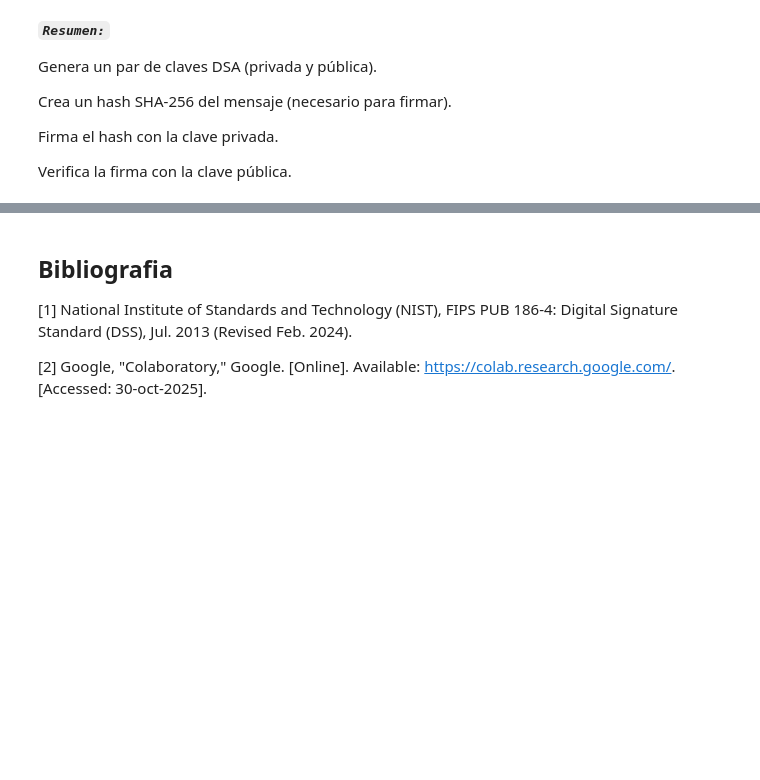
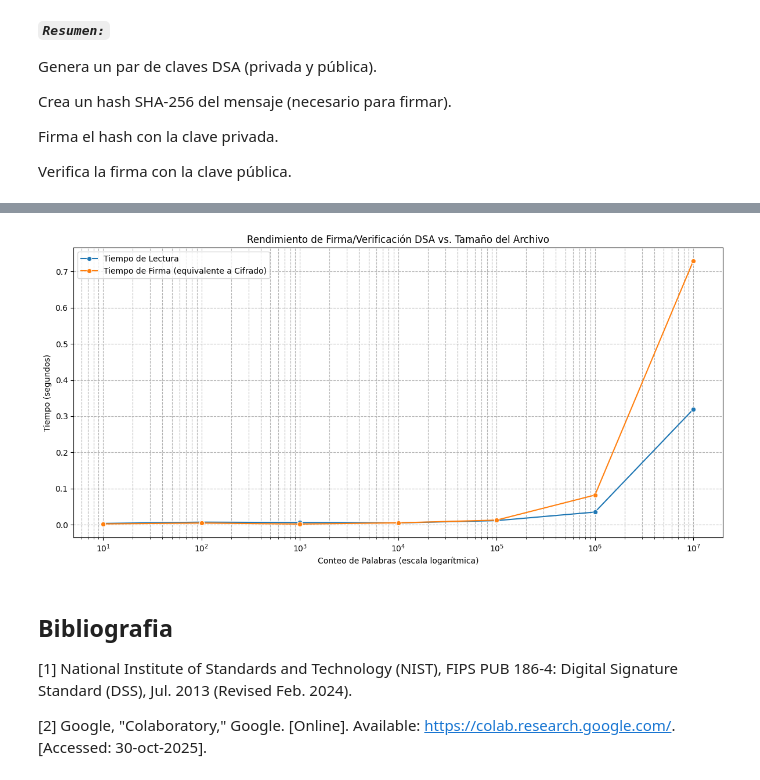
Before and after one commit to 25-26-CSI/GRUPO2, a Jupyter notebook: Tarea04-U1-G2 Algoritmos Simétricos y Asimétricos/Tarea04-U1-G2_ASIMÉTRICO.ipynb, the cells around one changed output, grey strips where cells are left out. Cells and saved outputs as stored; diff of their text form; code cells hidden in the pictures; blank space fills up the shorter version.

```diff
--- a/Tarea04-U1-G2 Algoritmos Simétricos y Asimétricos/Tarea04-U1-G2_ASIMÉTRICO.ipynb
+++ b/Tarea04-U1-G2 Algoritmos Simétricos y Asimétricos/Tarea04-U1-G2_ASIMÉTRICO.ipynb
@@ -132,0 +300,8 @@ Verifica la firma con la clave pública.
+# %%
+print("\n--- Resumen de Resultados de Rendimiento desde Google Drive ---")
+
+# Convierte los resultados a un DataFrame de pandas para una mejor visualización y análisis
+df_drive_performance = pd.DataFrame(drive_performance_results)
+print(df_drive_performance)
+
+print("\n--- Análisis de Tendencias de Rendimiento desde Google Drive ---\n")
@@ -133,3 +370,33 @@ Verifica la firma con la clave pública.
+# %%
+# Graficando resultados para DSA (Asimétrico)
+plt.figure(figsize=(12, 6))
+
+sns.lineplot(
+    data=df_drive_performance,
+    x='word_count',
+    y='read_time',
+    label='Tiempo de Lectura',
+    marker='o'
+)
+
+sns.lineplot(
+    data=df_drive_performance,
+    x='word_count',
+    y='encrypt_time',
+    label='Tiempo de Firma (equivalente a Cifrado)',
+    marker='o'
+)
+
+plt.xscale('log')  # Escala logarítmica por el tamaño creciente
+plt.title('Rendimiento de Firma/Verificación DSA vs. Tamaño del Archivo')
+plt.xlabel('Conteo de Palabras (escala logarítmica)')
+plt.ylabel('Tiempo (segundos)')
+plt.grid(True, which="both", ls="--", c='0.7')
+plt.legend()
+plt.tight_layout()
+plt.show()
+# %% [output]
+[figure, added]
 # %% [markdown]
 ## Bibliografia
 
```
Also changed, not shown: parts of 10 cells of this notebook, 4 other files.
